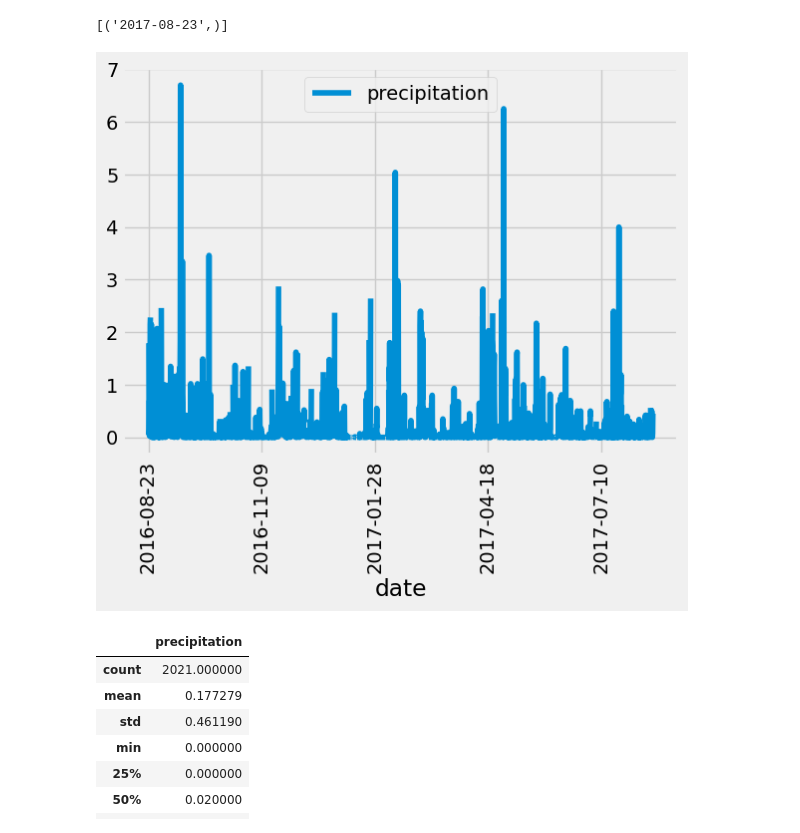
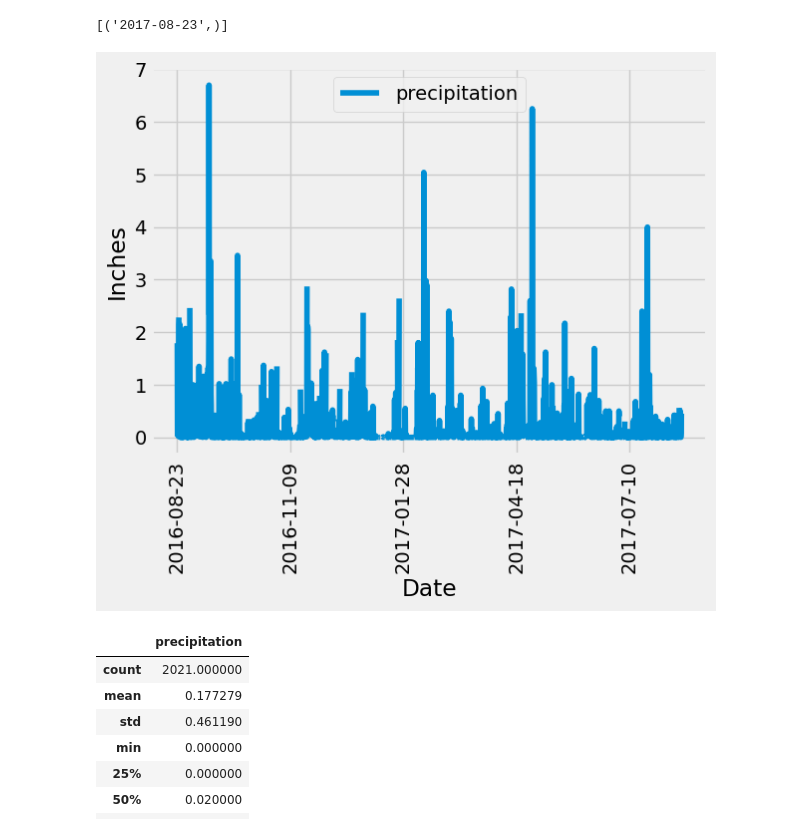
Before and after one commit to xc1614/sqlalchemy-challenge, a Jupyter notebook: SurfsUp/climate_starter.ipynb, the cells around one changed output. Saved outputs shown, nothing was run; the diff lists cells and outputs as text; code cells hidden in the pictures.

```diff
--- a/SurfsUp/climate_starter.ipynb
+++ b/SurfsUp/climate_starter.ipynb
@@ -47,36 +47,36 @@ engine.execute('SELECT max(date)FROM Measurement').fetchall()
 # Starting from the most recent data point in the database.
 
 # Calculate the date one year from the last date in data set.
 # Perform a query to retrieve the data and precipitation scores
 prev_year = dt.date(2017, 8, 23) - dt.timedelta(days=365)
 precip_df = Session.query(Measurement.date, Measurement.prcp).filter(Measurement.date >= prev_year).all()
 
 # precip_data = Session.query(Measurement.date, Measurement.prcp).filter(Measurement.date >= '2016-08-23').filter(Measurement.date <= '2017-08-23').all()
 
 
 
 # Save the query results as a Pandas DataFrame. Explicitly set the column names
 precip_df = pd.DataFrame(precip_df, columns=['date', 'precipitation'])
 
 # # Sort the dataframe by date
 # precip_df.set_index('date', inplace=True)
 
 # # Sort the dataframe by date
 
 # precip_df=precip_df.sort_values(by='date').dropna()
 # precip_df
 precip_df=precip_df.sort_values('date')
 # Use Pandas Plotting with Matplotlib to plot the data
 precip_df.plot(x='date', y='precipitation', rot=90)
 # precip_df.plot(kind='bar',rot=90)
 # plt.ylim(0,7)
 # plt.xlim(0,10)
-# plt.xlabel('Date')
-# plt.ylabel('Inches')
+plt.xlabel('Date')
+plt.ylabel('Inches')
 # plt.tight_layout()
 plt.show()
 # %% [output]
-[figure, old version]
+[figure, new version]
 # %%
 # Use Pandas to calculate the summary statistics for the precipitation data
 precip_df.describe()
```
